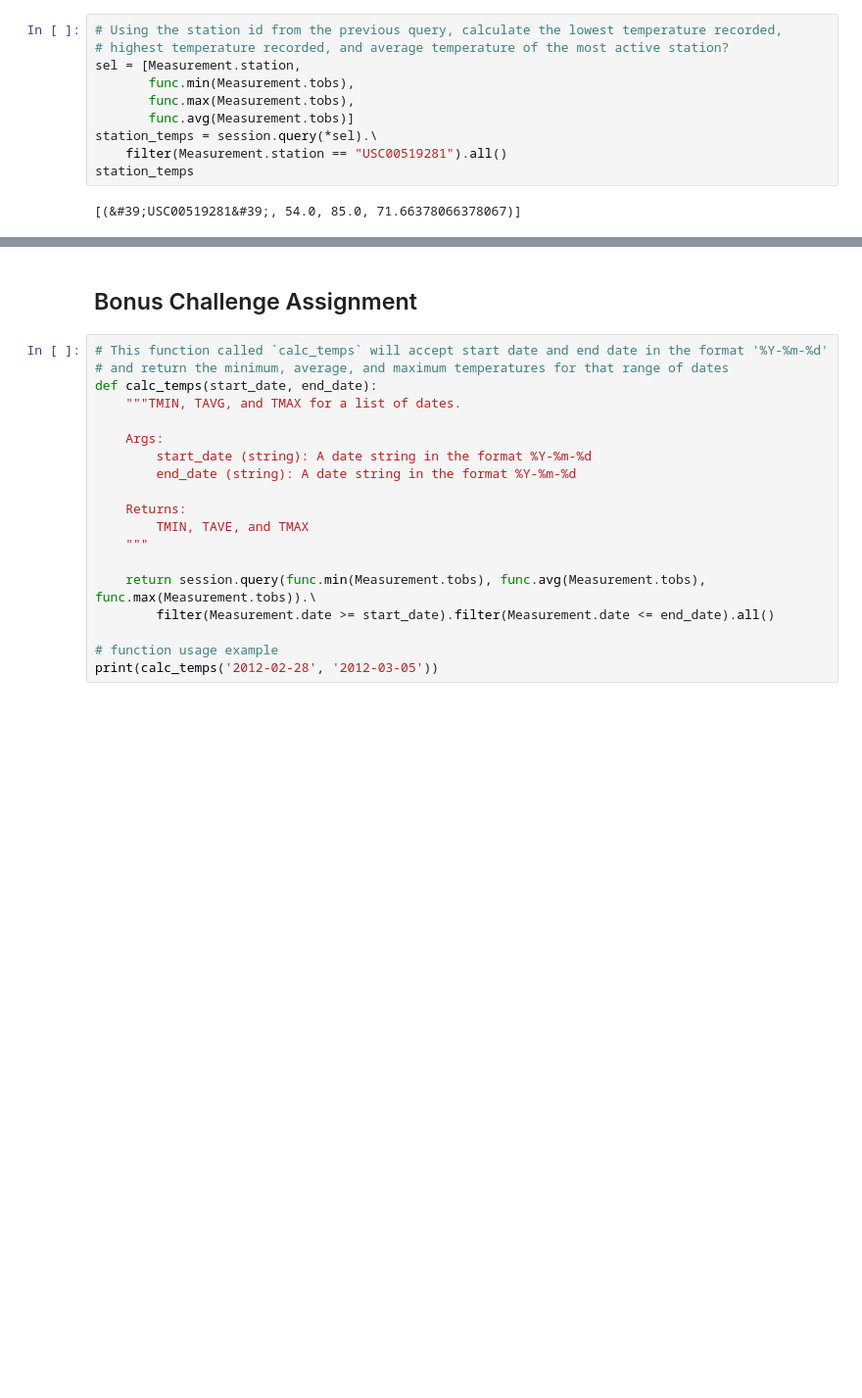
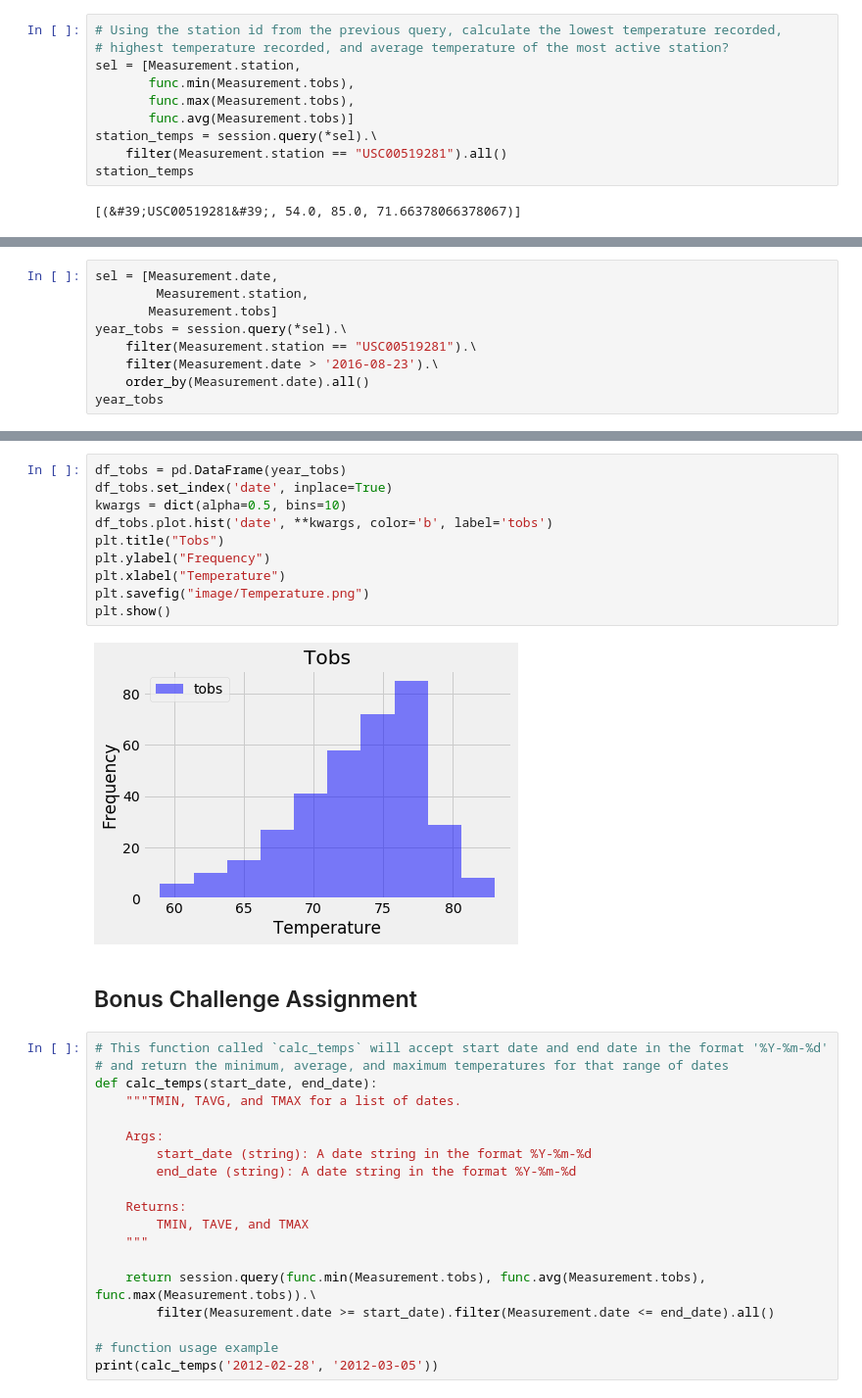
Before and after one commit to segsfem/sqlalchemy-challenge, a Jupyter notebook: climate_starter.ipynb, the cells around one changed output, grey strips where cells are left out. Shown at 98% size. Drawn from its saved outputs; the diff is of its cells as text; blank space fills up the shorter version.

```diff
--- a/climate_starter.ipynb
+++ b/climate_starter.ipynb
@@ -189,0 +209,9 @@ station_temps
+# %%
+sel = [Measurement.date,
+        Measurement.station,
+       Measurement.tobs]
+year_tobs = session.query(*sel).\
+    filter(Measurement.station == "USC00519281").\
+    filter(Measurement.date > '2016-08-23').\
+    order_by(Measurement.date).all()
+year_tobs
@@ -190,3 +236,15 @@ station_temps
+# %%
+df_tobs = pd.DataFrame(year_tobs)
+df_tobs.set_index('date', inplace=True)
+kwargs = dict(alpha=0.5, bins=10)
+df_tobs.plot.hist('date', **kwargs, color='b', label='tobs')
+plt.title("Tobs")
+plt.ylabel("Frequency")
+plt.xlabel("Temperature")
+plt.savefig("image/Temperature.png")
+plt.show()
+# %% [output]
+[figure, added]
 # %% [markdown]
 ## Bonus Challenge Assignment
 # %%
```
Also changed, not shown: parts of 2 cells of this notebook, 1 other file.
